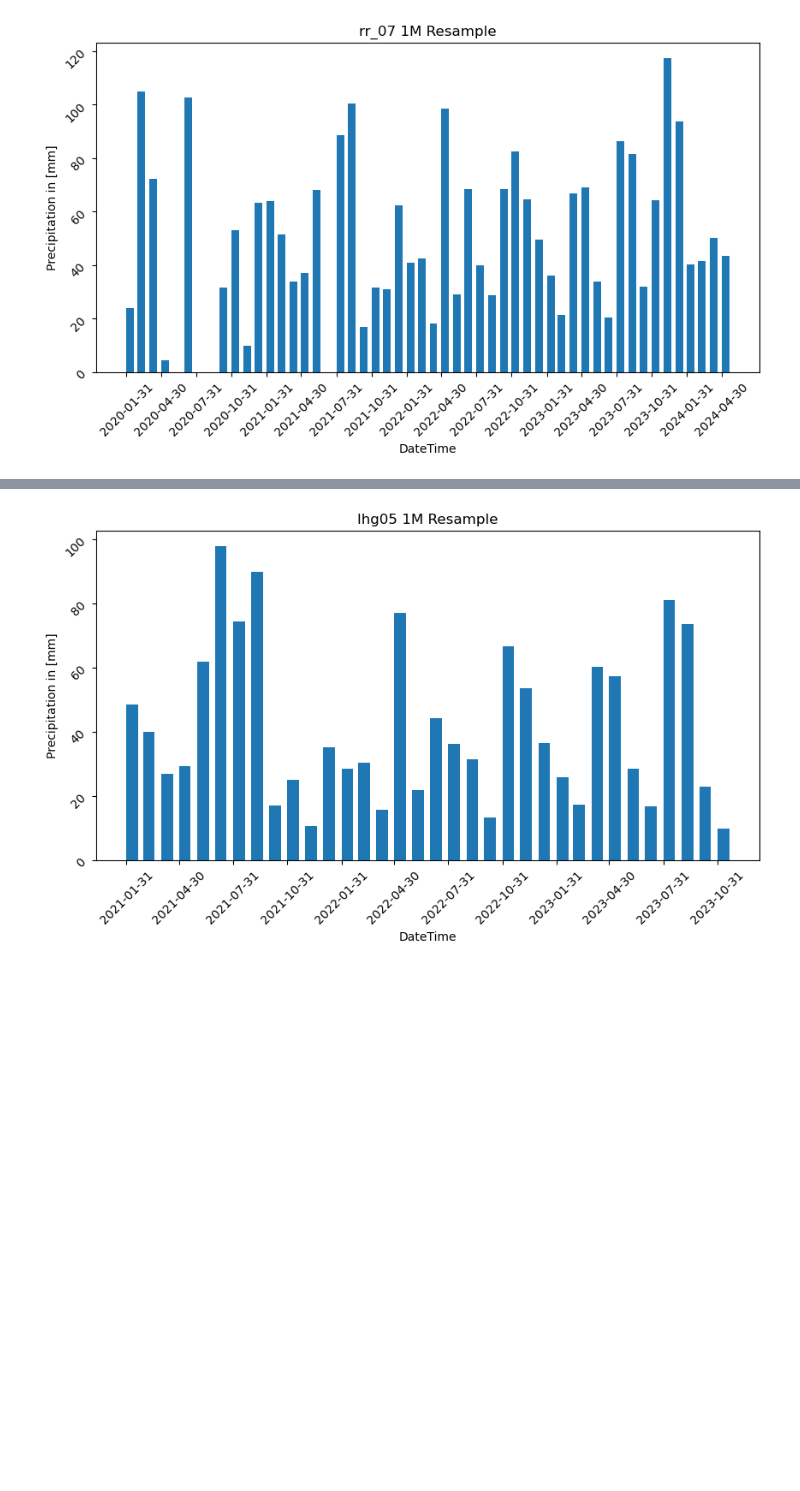
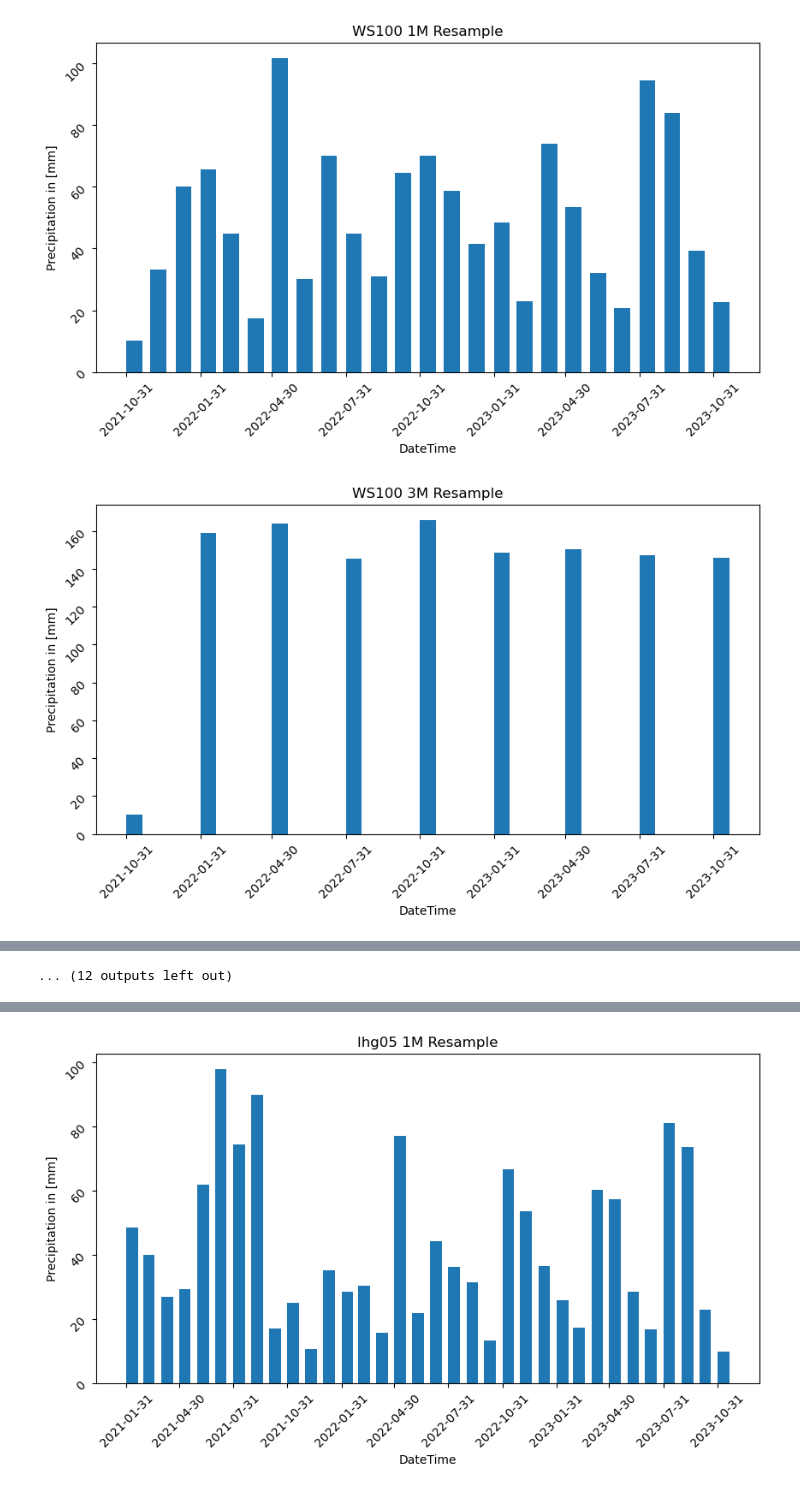
Before and after one commit to Nicholas202024/Hiwi_Code, a Jupyter notebook: statistik_summen.ipynb, the cells around one changed output, grey strips where cells are left out. Saved outputs shown, nothing was run; the diff lists cells and outputs as text; code cells hidden in the pictures; blank space fills up the shorter version.

```diff
--- a/statistik_summen.ipynb
+++ b/statistik_summen.ipynb
@@ -145,29 +158,27 @@ summe_L_pcp.to_csv(r'C:\Users\illic\Python\data_hiwi\Summen\summe_L_pcp.csv', se
 # %%
-dataframe = L_pcp_rtu_1M
-column = 'rr_07'
-name = 'rr_07 1M Resample'
+# dataframe = L_pcp_rtu_1M
+# column = 'rr_07'
+# name = 'rr_07 1M Resample'
 
-fig, ax = plt.subplots(figsize=(10, 5))
+# fig, ax = plt.subplots(figsize=(10, 5))
 
-ax.bar(dataframe.index, dataframe[column], width=20, align='edge')
+# ax.bar(dataframe.index, dataframe[column], width=20, align='edge')
 
-ax.set_title(name)
-ax.set_xlabel('DateTime')
-ax.set_ylabel('Precipitation in [mm]')
+# ax.set_title(name)
+# ax.set_xlabel('DateTime')
+# ax.set_ylabel('Precipitation in [mm]')
 
-# timedelta = dataframe.index[2] - dataframe.index[1]
+# # timedelta = dataframe.index[2] - dataframe.index[1]
 
-# if timedelta == datetime.timedelta(days=30) or timedelta == datetime.timedelta(days=31) or timedelta == datetime.timedelta(days=28) or timedelta == datetime.timedelta(days=29):
-if len(dataframe.index) > 40:
-    plt.xticks(dataframe.index[::3], rotation=45)
-else:
-    plt.xticks(dataframe.index, rotation=45)
+# # if timedelta == datetime.timedelta(days=30) or timedelta == datetime.timedelta(days=31) or timedelta == datetime.timedelta(days=28) or timedelta == datetime.timedelta(days=29):
+# if len(dataframe.index) > 40:
+#     plt.xticks(dataframe.index[::3], rotation=45)
+# else:
+#     plt.xticks(dataframe.index, rotation=45)
 
-plt.yticks(rotation=45)
+# plt.yticks(rotation=45)
 
-plt.show()
+# plt.show()
-# %% [output]
-[figure, removed]
 # %%
 list_stations_columns = [[WS100_rtu_1M, 'precipitation.1', 'WS100 1M Resample'],
                          [WS100_rtu_3M, 'precipitation.1', 'WS100 3M Resample'],
@@ -194,5 +205,8 @@ list_stations_columns = [[WS100_rtu_1M, 'precipitation.1', 'WS100 1M Resample'],
                          [L_pcp_rtu_6M, 'rr_10', 'L_pcp rr_10 6M Resample'],
                          [L_pcp_rtu_1Y, 'rr_10', 'L_pcp rr_10 1Y Resample']]
 # %%
-# for list in list_stations_columns:
-#     balkendiagramm(list[0], list[1], list[2])
+for list in list_stations_columns:
+    balkendiagramm(list[0], list[1], list[2])
+# %% [output]
+[figure, added]
+[figure, added]
@@ -199,3 +223,4 @@ list_stations_columns = [[WS100_rtu_1M, 'precipitation.1', 'WS100 1M Resample'],
+... (12 outputs left out)
 # %%
 # Summenwerte der verschiedenen Stationen vergleichen
 # %%
```
Also changed, not shown: parts of 26 cells of this notebook, 3 other files.
